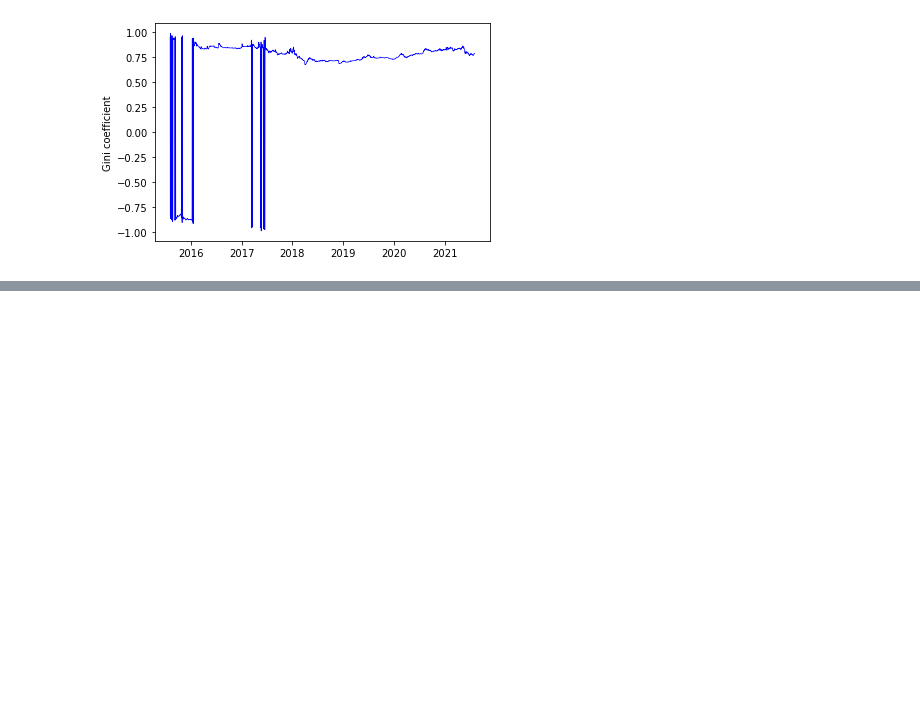
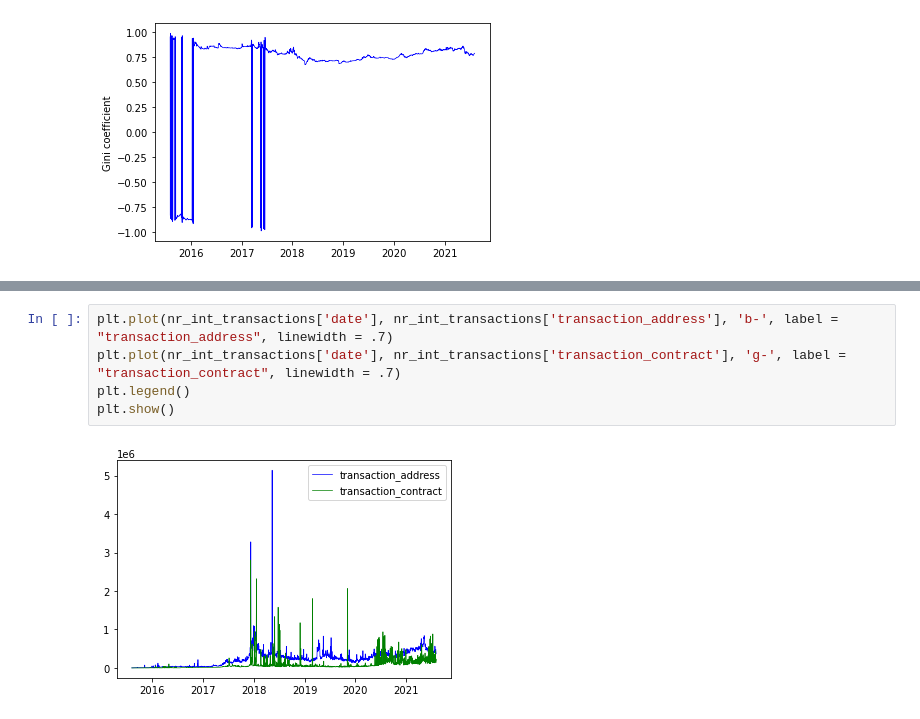
Before and after one commit to frebls/crypto-on-chain, a Jupyter notebook: data_analysis/test.ipynb, the cells around one changed output, grey strips where cells are left out. Drawn from its saved outputs; the diff is of its cells as text; blank space fills up the shorter version.

```diff
--- a/data_analysis/test.ipynb
+++ b/data_analysis/test.ipynb
@@ -213,0 +245,7 @@ plt.show()
+# %%
+plt.plot(nr_int_transactions['date'], nr_int_transactions['transaction_address'], 'b-', label = "transaction_address", linewidth = .7)
+plt.plot(nr_int_transactions['date'], nr_int_transactions['transaction_contract'], 'g-', label = "transaction_contract", linewidth = .7)
+plt.legend()
+plt.show()
+# %% [output]
+[figure, added]
```
Also changed, not shown: parts of 20 cells of this notebook.
